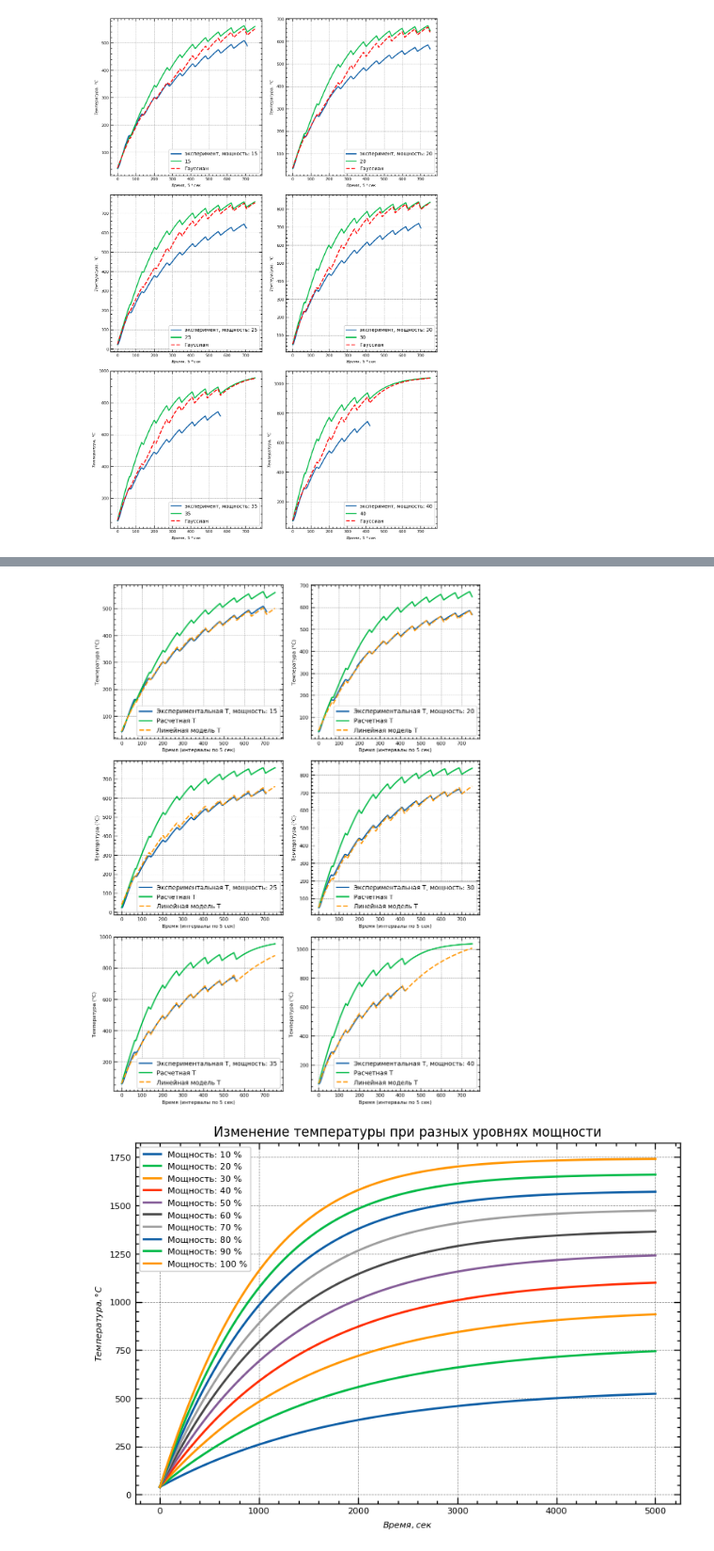
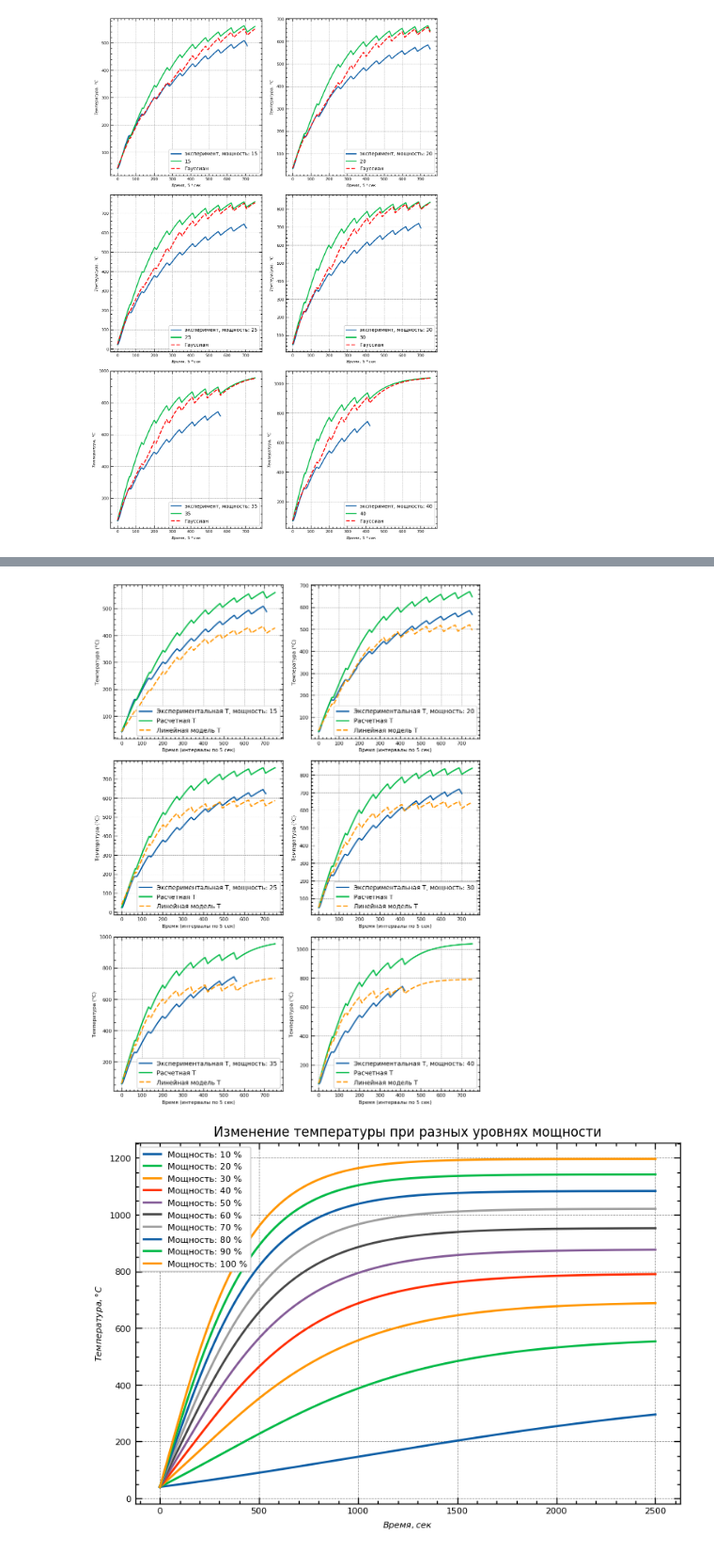
Before and after one commit to kdavjd/PIDSimulations, a Jupyter notebook: docs/oven_model.ipynb, the cells around one changed output, grey strips where cells are left out. Shown at 94% size. Saved outputs shown, nothing was run; the diff lists cells and outputs as text; code cells hidden in the pictures.

```diff
--- a/docs/oven_model.ipynb
+++ b/docs/oven_model.ipynb
@@ -850,12 +857,15 @@ b2 = 2.2915522070523324
 # %%
-a1 = -0.004511200300912059
-a2 = 2.97936894852502
-a3 = -1070.2463559702983
-b1 = 62.45356998903521
-b2 = 2.2915522070523324
+a1 = 0.004433988115689157
+a2 = -2.1383429579319655
+a3 = 537.4230466267185
+b1 = 730.5861414838458
+b2 = 595.3779940428719
+k_coeff = 0.49505773085774213
+
+
 
 # Обновляем функцию `new_dt`
-def new_dt(df, powers_list, a1, a2, a3, b1, b2):
+def new_dt(df, powers_list, a1, a2, a3, b1, b2, k_coeff):
     # Инициализируем столбец `new_t`, если его нет
     df['new_t'] = 0.0
 
@@ -877,14 +887,14 @@ def new_dt(df, powers_list, a1, a2, a3, b1, b2):
             power = row["power"]          # Мощность для текущей строки
 
             # Вызываем `get_dt` с корректными параметрами
-            t_current = get_dt(heat_flow, power, t_current, a1, a2, a3, b1, b2)
+            t_current = get_dt(heat_flow, power, t_current, a1, a2, a3, b1, b2, k_coeff)
             linear_model_t_list.append(t_current)  # Добавляем рассчитанную температуру в список
 
         # Обновляем DataFrame с новыми значениями температуры
         df.loc[df_power.index, 'new_t'] = linear_model_t_list
 
 # Запускаем функцию с заданными коэффициентами
-new_dt(df, powers_list, a1, a2, a3, b1, b2)
+new_dt(df, powers_list, a1, a2, a3, b1, b2, k_coeff)
 
 # Построение графиков
 fig, axes = plt.subplots(ncols=2, nrows=3, figsize=(9, 12))
@@ -916,10 +926,10 @@ for i in range(3):
 plt.tight_layout()
 plt.show()
 # %% [output]
-[figure, old version]
+[figure, new version]
 # %%
 initial_temperature = 40    # Начальная температура в °C
-time_steps = 1000           # Количество временных шагов
+time_steps = 500           # Количество временных шагов
 powers_range = range(10, 101, 10)  # Мощности от 10 до 100 с шагом 10
 
 # Инициализация данных для моделирования
@@ -933,32 +943,32 @@ for power in powers_range:
 
     # Рассчитываем ампераж и тепловой поток без охлаждения
     amperage = (MAINS_VOLTAGE / OVEN_RESISTANCE) * power / 100
     heat_flow = amperage * MAINS_VOLTAGE * AGG_TIME
 
     # Итерация по каждому временному шагу
     for step in range(time_steps):
         # Вычисляем новую температуру, используя функцию `new_dt`
-        new_temperature = get_dt(heat_flow, power, current_temperature, a1, a2, a3, b1, b2)
+        new_temperature = get_dt(heat_flow, power, current_temperature, a1, a2, a3, b1, b2, k_coeff)
         temperatures.append(new_temperature)
         current_temperature = new_temperature  # Обновляем текущую температуру
 
     # Сохраняем результаты моделирования для текущей мощности
     simulation_results[power] = temperatures
 
 # Построение графика для нескольких значений мощности
 plt.figure(figsize=(9, 6))
 for power, temperatures in simulation_results.items():
     plt.plot(np.arange(time_steps + 1) * AGG_TIME, temperatures, label=f'Мощность: {power} %')
 
 # Настройка подписей к осям, легенды и размера текста
 plt.xlabel('$Время, сек$', fontsize=SMALL_SIZE)
 plt.ylabel('$Температура, °С$', fontsize=SMALL_SIZE)
 plt.legend(loc='upper left', fontsize=SMALL_SIZE)
 plt.tick_params(axis='both', which='both', labelsize=SMALL_SIZE)
 plt.grid(True)
 
 # Отображение графика
 plt.title('Изменение температуры при разных уровнях мощности')
 plt.show()
 # %% [output]
-[figure, old version]
+[figure, new version]
```
Also changed, not shown: parts of 2 cells of this notebook.
